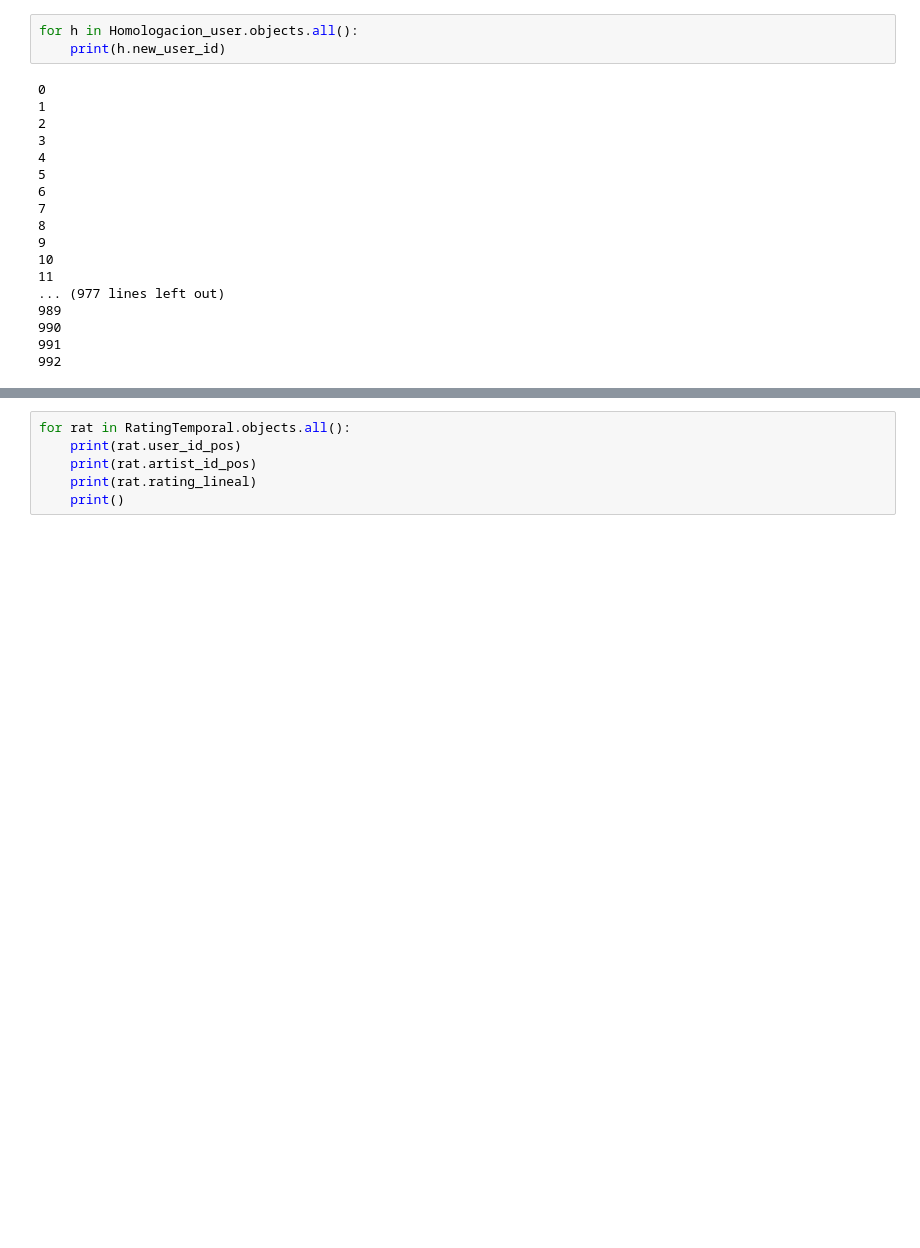
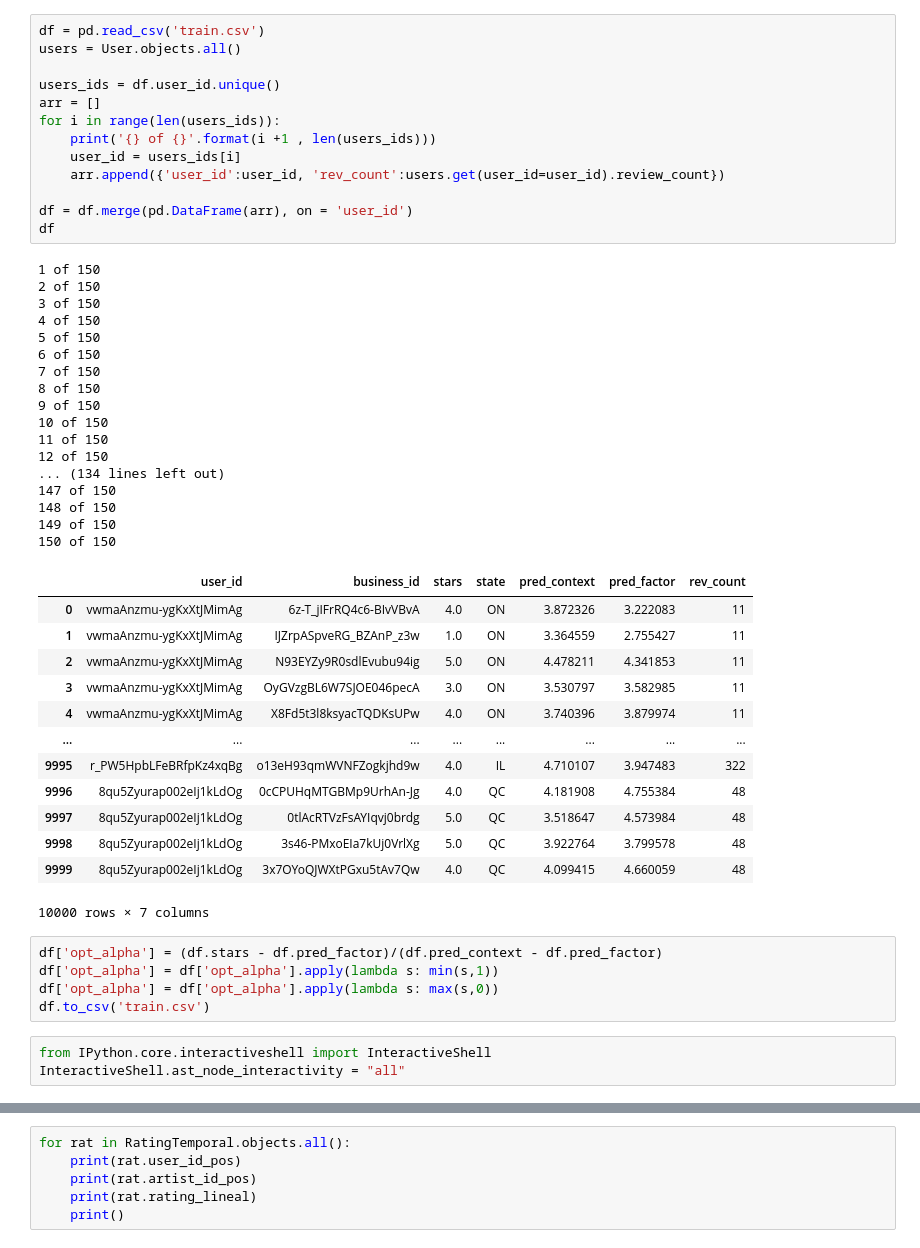
Before and after one commit to minigonche/sistemas_de_recomendacion_2020, a Jupyter notebook: website/talleres/Notas.ipynb, the cells around one changed output, grey strips where cells are left out. Drawn from its saved outputs; the diff is of its cells as text; blank space fills up the shorter version.

```diff
--- a/website/talleres/Notas.ipynb
+++ b/website/talleres/Notas.ipynb
@@ -21,21 +22,52 @@ from taller_1.models import RatingTemporal, User, User_info, Reproduction, Ratin
-# %%
-for h in Homologacion_user.objects.all():
-    print(h.new_user_id)
-# %% [output]
-0
-1
-2
-3
-4
-5
-6
-7
-8
-9
-10
-11
-... (977 lines left out)
-989
-990
-991
-992
+# %%
+df = pd.read_csv('train.csv')
+users = User.objects.all()
+
+users_ids = df.user_id.unique()
+arr = []
+for i in range(len(users_ids)):
+    print('{} of {}'.format(i +1 , len(users_ids)))
+    user_id = users_ids[i]
+    arr.append({'user_id':user_id, 'rev_count':users.get(user_id=user_id).review_count})
+
+df = df.merge(pd.DataFrame(arr), on = 'user_id')
+df
+# %% [output]
+1 of 150
+2 of 150
+3 of 150
+4 of 150
+5 of 150
+6 of 150
+7 of 150
+8 of 150
+9 of 150
+10 of 150
+11 of 150
+12 of 150
+... (134 lines left out)
+147 of 150
+148 of 150
+149 of 150
+150 of 150
+|  | user_id | business_id | stars | state | pred_context | pred_factor | rev_count |
+| 0 | vwmaAnzmu-ygKxXtJMimAg | 6z-T_jIFrRQ4c6-BIvVBvA | 4.0 | ON | 3.872326 | 3.222083 | 11 |
+| 1 | vwmaAnzmu-ygKxXtJMimAg | IJZrpASpveRG_BZAnP_z3w | 1.0 | ON | 3.364559 | 2.755427 | 11 |
+| 2 | vwmaAnzmu-ygKxXtJMimAg | N93EYZy9R0sdlEvubu94ig | 5.0 | ON | 4.478211 | 4.341853 | 11 |
+| 3 | vwmaAnzmu-ygKxXtJMimAg | OyGVzgBL6W7SJOE046pecA | 3.0 | ON | 3.530797 | 3.582985 | 11 |
+| 4 | vwmaAnzmu-ygKxXtJMimAg | X8Fd5t3l8ksyacTQDKsUPw | 4.0 | ON | 3.740396 | 3.879974 | 11 |
+| ... | ... | ... | ... | ... | ... | ... | ... |
+| 9995 | r_PW5HpbLFeBRfpKz4xqBg | o13eH93qmWVNFZogkjhd9w | 4.0 | IL | 4.710107 | 3.947483 | 322 |
+| 9996 | 8qu5Zyurap002eIj1kLdOg | 0cCPUHqMTGBMp9UrhAn-Jg | 4.0 | QC | 4.181908 | 4.755384 | 48 |
+| 9997 | 8qu5Zyurap002eIj1kLdOg | 0tlAcRTVzFsAYIqvj0brdg | 5.0 | QC | 3.518647 | 4.573984 | 48 |
+| 9998 | 8qu5Zyurap002eIj1kLdOg | 3s46-PMxoEIa7kUj0VrlXg | 5.0 | QC | 3.922764 | 3.799578 | 48 |
+| 9999 | 8qu5Zyurap002eIj1kLdOg | 3x7OYoQJWXtPGxu5tAv7Qw | 4.0 | QC | 4.099415 | 4.660059 | 48 |
+10000 rows × 7 columns
+# %%
+df['opt_alpha'] = (df.stars - df.pred_factor)/(df.pred_context - df.pred_factor)
+df['opt_alpha'] = df['opt_alpha'].apply(lambda s: min(s,1))
+df['opt_alpha'] = df['opt_alpha'].apply(lambda s: max(s,0))
+df.to_csv('train.csv')
+# %%
+from IPython.core.interactiveshell import InteractiveShell
+InteractiveShell.ast_node_interactivity = "all"
```
Also changed, not shown: parts of 6 cells of this notebook, 6 other files.
